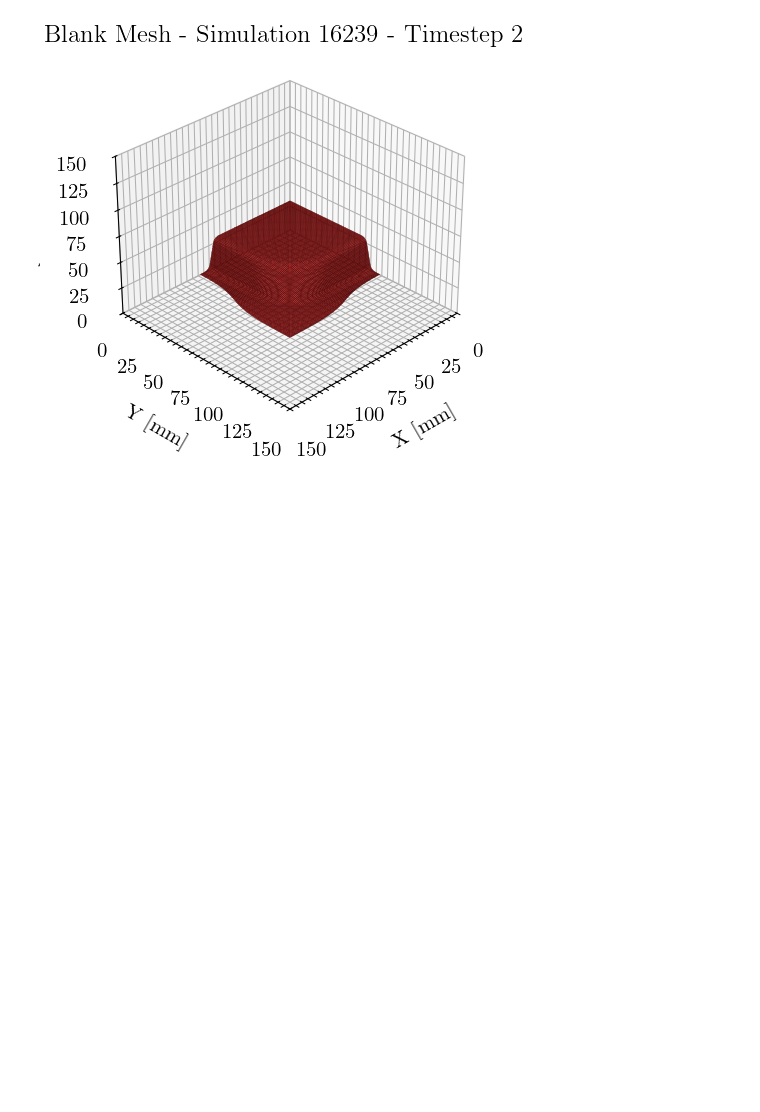
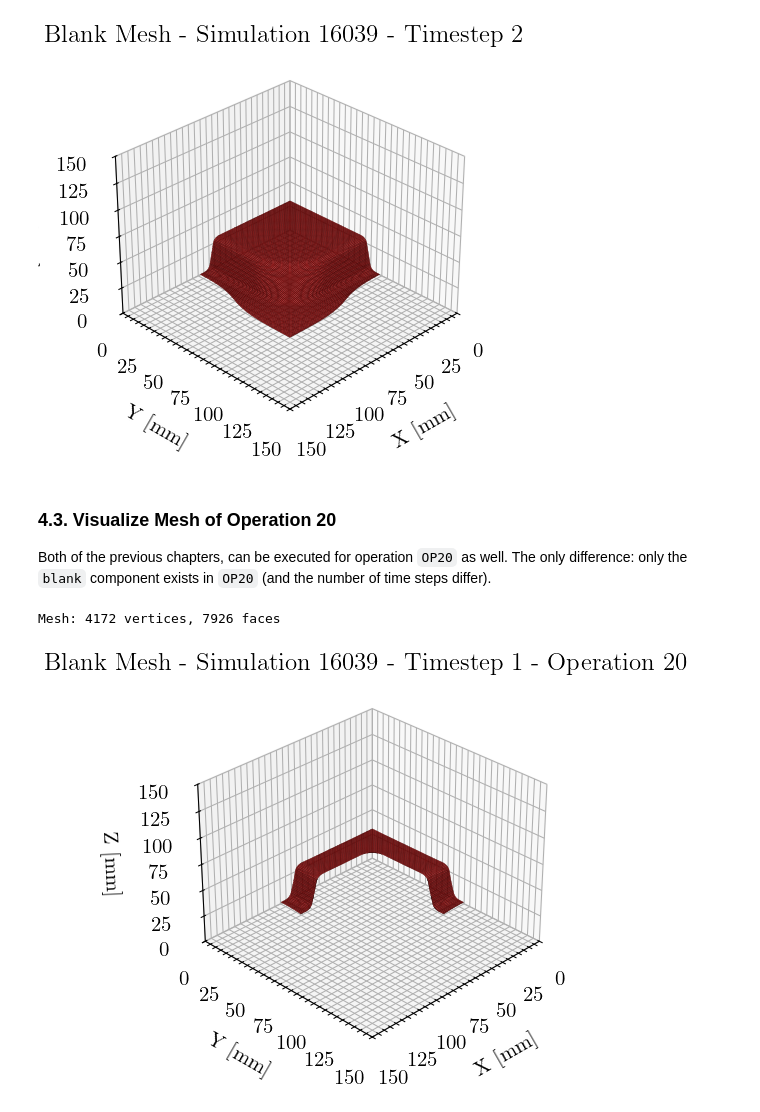
Before and after one commit to BaumSebastian/DDACS, a Jupyter notebook: examples/dataset_demo.ipynb, the cells around one changed output. Cells and saved outputs as stored; diff of their text form; code cells hidden in the pictures; blank space fills up the shorter version.

Commit message:
Added example of OP20 plot to examples jupyter notebook

```diff
--- a/examples/dataset_demo.ipynb
+++ b/examples/dataset_demo.ipynb
@@ -70,7 +70,7 @@ dataset = DDACSDataset(data_dir, "h5")
 print(f"Loaded {len(dataset)} simulations")
 
 # Get a sample simulation
-sim_id, metadata, h5_path = dataset[200]
+sim_id, metadata, h5_path = dataset[0]
 print(f"Sample simulation: {sim_id}")
 print(f"File: {h5_path}")
 print(f"Metadata: {metadata}")
@@ -291,3 +300,38 @@ plt.show()
 # %% [output]
 Mesh: 11236 vertices, 22050 faces
 [figure]
+# %% [markdown]
+### 4.3. Visualize Mesh of Operation 20
+Both of the previous chapters, can be executed for operation `OP20` as well. The only difference: only the `blank` component exists in `OP20` (and the number of time steps differ).
+# %%
+# Final Mesh Timestep
+FINAL_CUTTING_TIMESTEP = 1
+COMPONENT = 'blank' # Only blank possible if operation 20 is selected.
+OPERATION = 20 # Can be 10 or 20.
+
+# Mesh visualization of blank component
+fig = plt.figure(figsize=FIGURE_SIZE, dpi=FIGURE_DPI)
+ax = fig.add_subplot(111, projection='3d')
+
+vertices, triangles = extract_mesh(h5_path, COMPONENT, timestep=FINAL_CUTTING_TIMESTEP, operation=OPERATION)
+faces = vertices[triangles]
+
+mesh = Poly3DCollection(faces, alpha=0.8, facecolor=COMPONENT_COLORS[COMPONENT],
+                       edgecolor='black', linewidth=0.1)
+ax.add_collection3d(mesh)
+
+print(f"Mesh: {vertices.shape[0]} vertices, {triangles.shape[0]} faces")
+
+ax.set_title(f'Blank Mesh - Simulation {sim_id} - Timestep {FINAL_CUTTING_TIMESTEP} - Operation {OPERATION}')
+ax.set_xlabel('X [mm]')
+ax.set_ylabel('Y [mm]')
+ax.set_zlabel('Z [mm]')
+ax.set_xlim(AXIS_LIMITS)
+ax.set_ylim(AXIS_LIMITS)
+ax.set_zlim(AXIS_LIMITS)
+ax.view_init(VIEW_ELEVATION, VIEW_AZIMUTH)
+plt.tight_layout()
+plt.show()
+# %% [output]
+Mesh: 4172 vertices, 7926 faces
+[figure, added]
```
Also changed, not shown: parts of 11 cells of this notebook.
